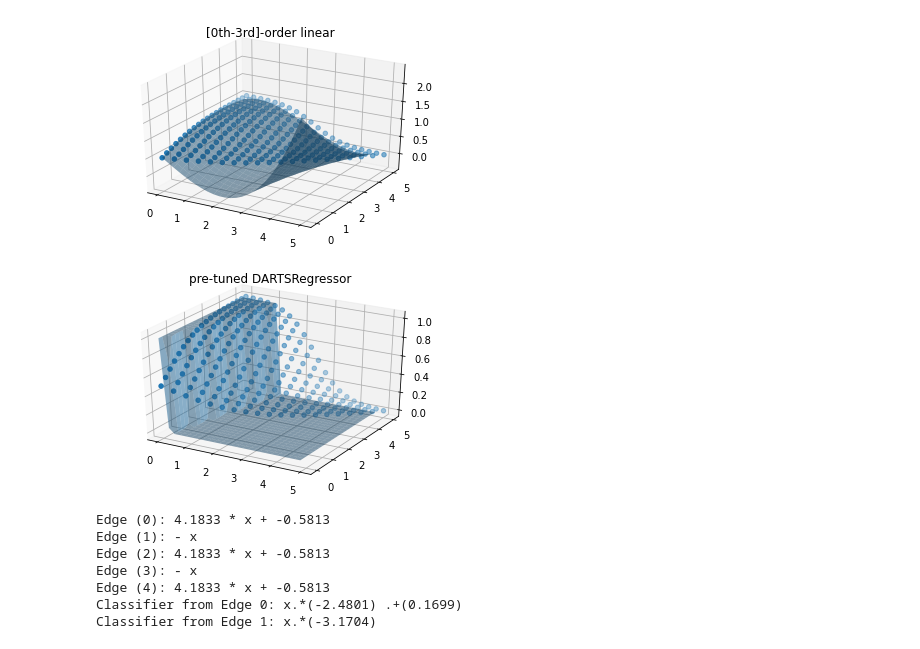
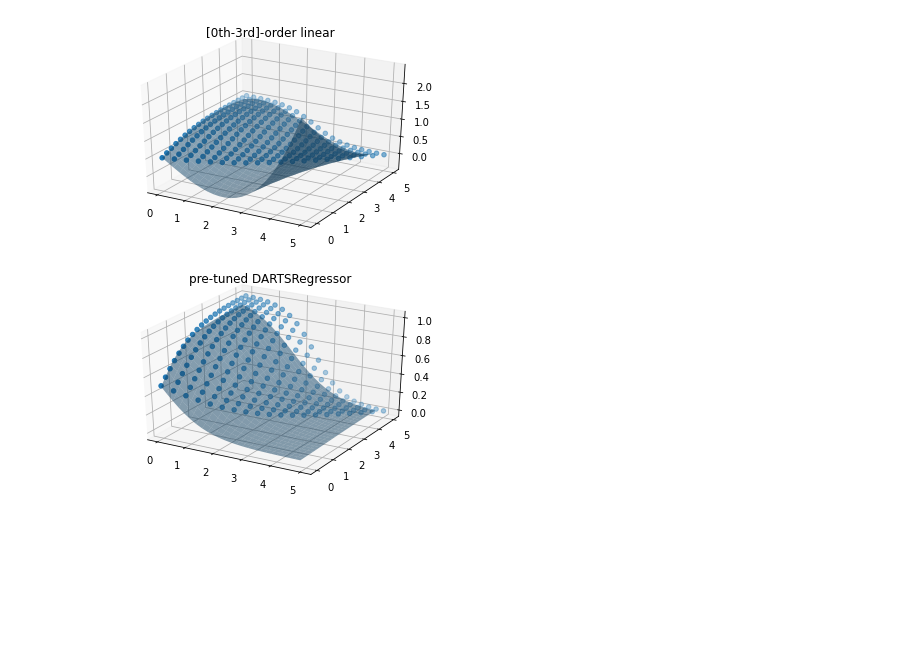
Before and after one commit to AutoResearch/autora, a Jupyter notebook: example/sklearn/darts/weber.ipynb, the cells around one changed output. Cells and saved outputs as stored; diff of their text form; code cells hidden in the pictures; blank space fills up the shorter version.

```diff
--- a/example/sklearn/darts/weber.ipynb
+++ b/example/sklearn/darts/weber.ipynb
@@ -89,25 +89,23 @@ show_results(estimator=polynomial_estimator, label="[0th-3rd]-order linear")
 # %%
 darts_estimator_tuned = DARTSRegressor(
     batch_size=64,
-    arch_updates_per_epoch=1,
-    param_updates_per_epoch=500,
+    arch_updates_per_epoch=100,
+    param_updates_per_epoch=100,
     max_epochs=30,
     output_type=ValueType.PROBABILITY,
-    num_graph_nodes=2,
+    num_graph_nodes=5,
+    primitives=[
+        "none",
+        "linear",
+        "logistic",
+        ]
 )
 
 darts_estimator_tuned.fit(X, y)
 
 show_results(estimator=darts_estimator_tuned, label="pre-tuned DARTSRegressor")
 darts_estimator_tuned.visualize_model()
 # %% [output]
-[figure, old version]
+[figure, new version]
-Edge (0): 4.1833 * x + -0.5813
-Edge (1): - x
-Edge (2): 4.1833 * x + -0.5813
-Edge (3): - x
-Edge (4): 4.1833 * x + -0.5813
-Classifier from Edge 0: x.*(-2.4801) .+(0.1699)
-Classifier from Edge 1: x.*(-3.1704)
 [drawing not drawn]
 # %%
```
Also changed, not shown: parts of 2 cells of this notebook.
